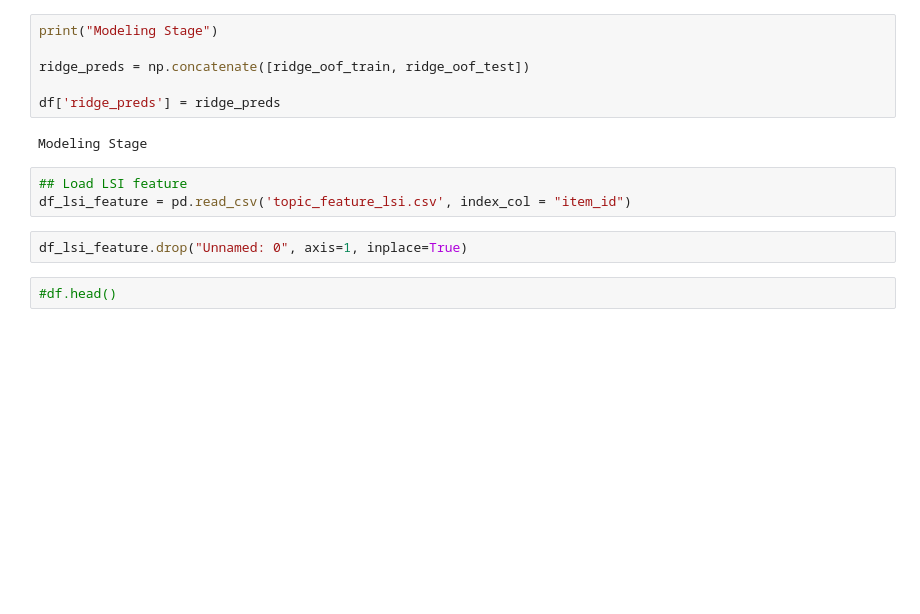
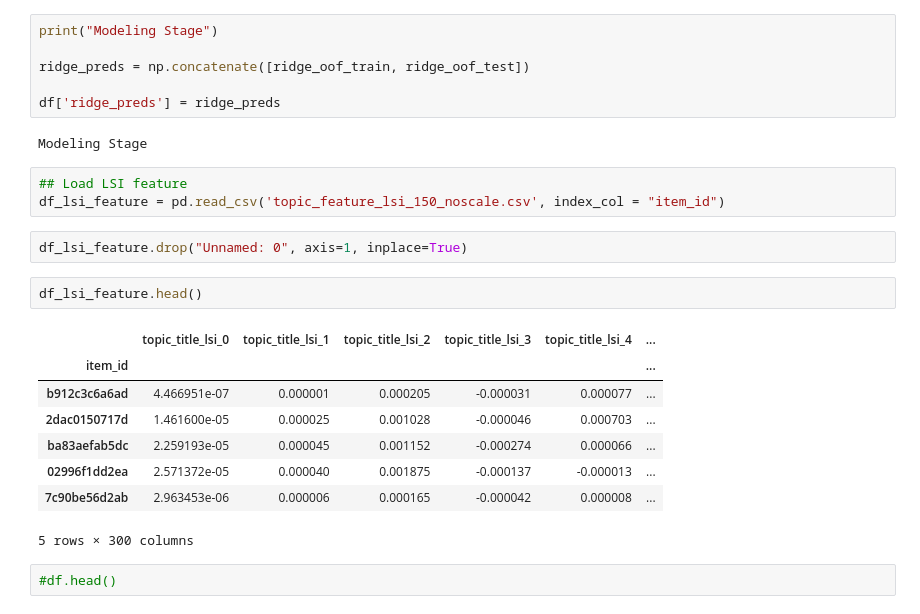
Before and after one commit to stanaya/avito, a Jupyter notebook: avito_third_lsi.ipynb, the cells around one changed output. Cells and saved outputs as stored; diff of their text form; blank space fills up the shorter version.

```diff
--- a/avito_third_lsi.ipynb
+++ b/avito_third_lsi.ipynb
@@ -282,9 +274,20 @@ df['ridge_preds'] = ridge_preds
 Modeling Stage
 # %%
 ## Load LSI feature
-df_lsi_feature = pd.read_csv('topic_feature_lsi.csv', index_col = "item_id")
+df_lsi_feature = pd.read_csv('topic_feature_lsi_150_noscale.csv', index_col = "item_id")
 # %%
 df_lsi_feature.drop("Unnamed: 0", axis=1, inplace=True)
+# %%
+df_lsi_feature.head()
+# %% [output]
+|  | topic_title_lsi_0 | topic_title_lsi_1 | topic_title_lsi_2 | topic_title_lsi_3 | topic_title_lsi_4 | ... |
+| item_id |  |  |  |  |  | ... |
+| b912c3c6a6ad | 4.466951e-07 | 0.000001 | 0.000205 | -0.000031 | 0.000077 | ... |
+| 2dac0150717d | 1.461600e-05 | 0.000025 | 0.001028 | -0.000046 | 0.000703 | ... |
+| ba83aefab5dc | 2.259193e-05 | 0.000045 | 0.001152 | -0.000274 | 0.000066 | ... |
+| 02996f1dd2ea | 2.571372e-05 | 0.000040 | 0.001875 | -0.000137 | -0.000013 | ... |
+| 7c90be56d2ab | 2.963453e-06 | 0.000006 | 0.000165 | -0.000042 | 0.000008 | ... |
+5 rows × 300 columns
 # %%
 #df.head()
 # %%
```
Also changed, not shown: parts of 11 cells of this notebook, 29 other files.
